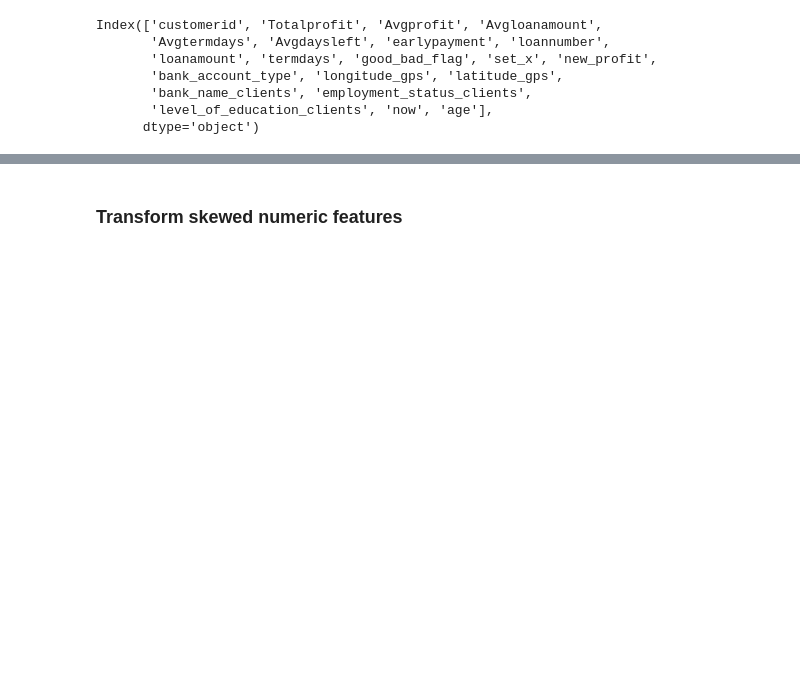
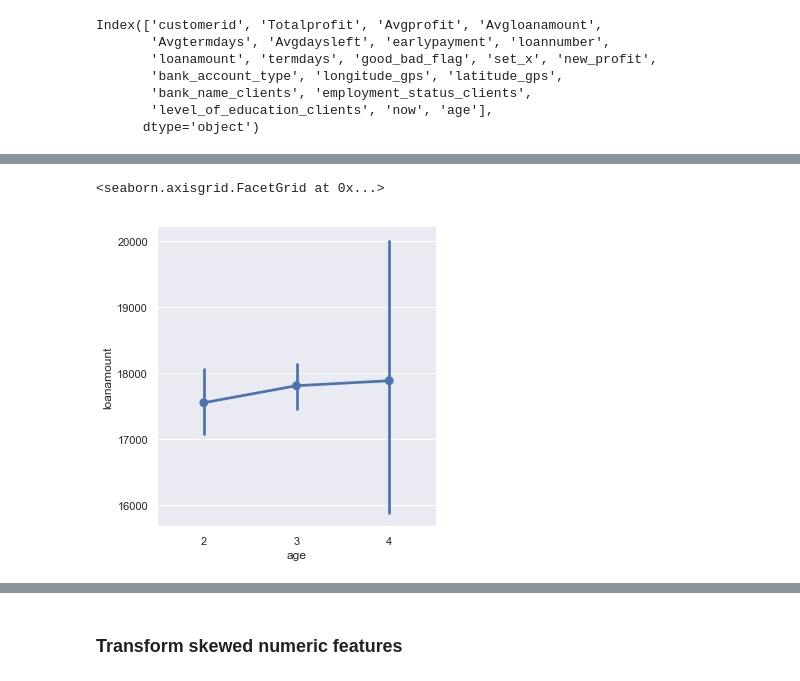
Before and after one commit to Mbugz1000/Nigeria-Loans-Groupwork, a Jupyter notebook: Nigeria Loans Workbook.ipynb, the cells around one changed output, grey strips where cells are left out. Saved outputs shown, nothing was run; the diff lists cells and outputs as text; code cells hidden in the pictures; blank space fills up the shorter version.

```diff
--- a/Nigeria Loans Workbook.ipynb
+++ b/Nigeria Loans Workbook.ipynb
@@ -422,2 +456,2 @@ Text(0.5, 0, 'Age')
 # %%
-features.age=pd.cut(features.age,[0,31,51,100],labels=[1,2,3])
+features.age=pd.cut(features.age,[0,13,31,51,100],labels=[1,2,3,4])
@@ -565,0 +501,7 @@ memory usage: 955.0+ KB
+# %%
+# plt.figure(figsize=(12,12))
+sns.factorplot(data=features, x="age", y="loanamount",estimator=np.average)
+# Unnecessary
+# %% [output]
+<seaborn.axisgrid.FacetGrid at 0x...>
+[figure, added]
```
Also changed, not shown: parts of 34 cells of this notebook, 2 other files.
